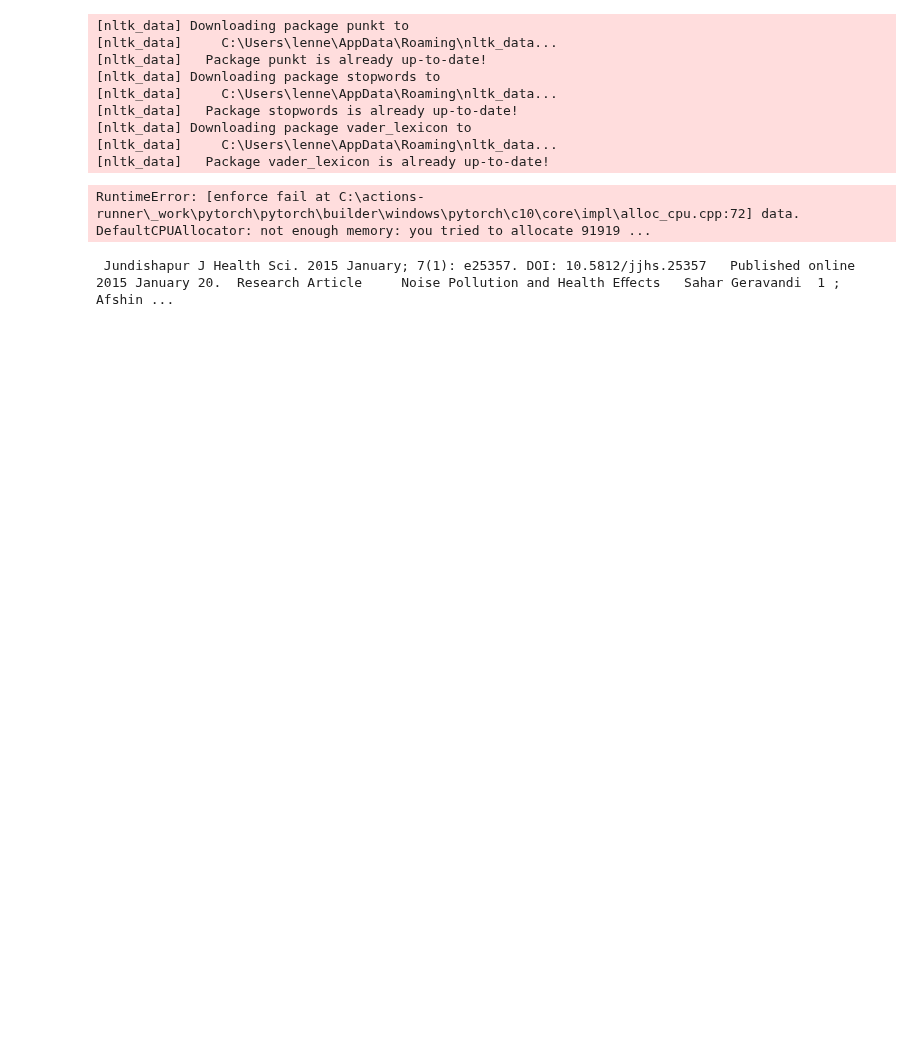
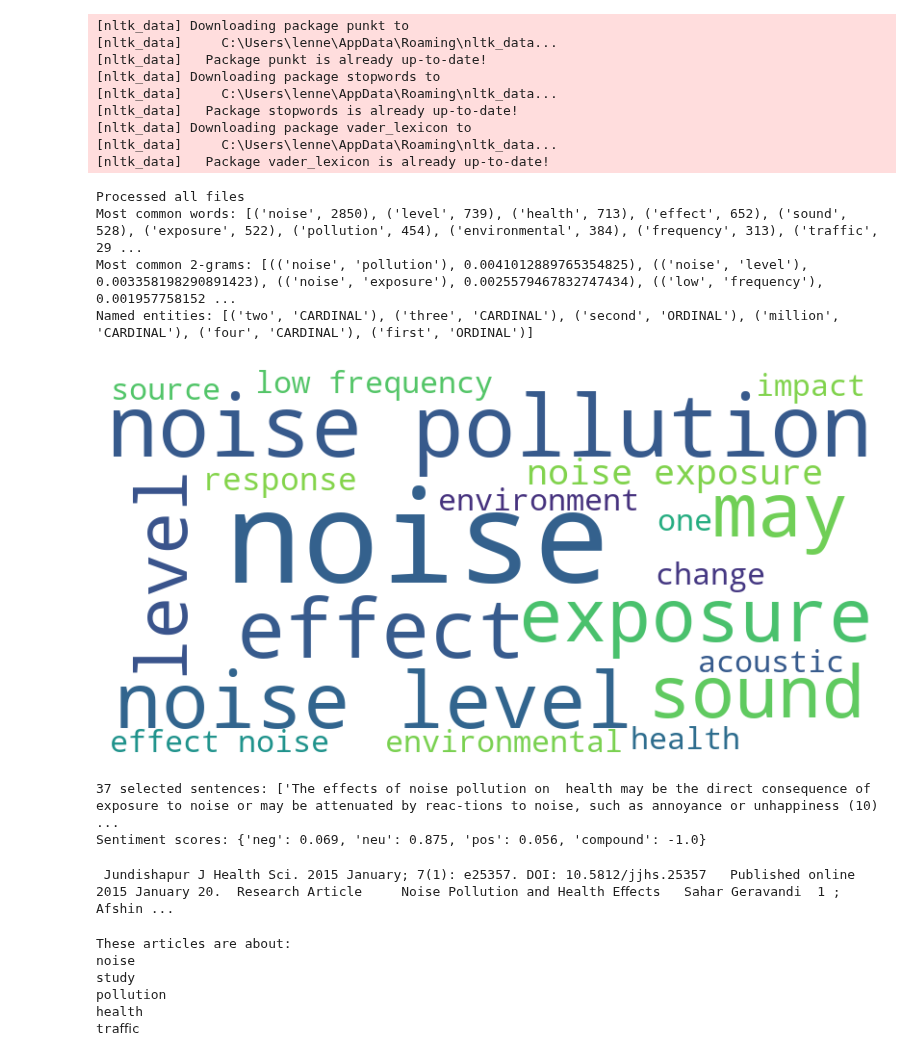
Before and after one commit to lennertvanh/MDA-Georgia, a Jupyter notebook: NLP/NLP.ipynb, the cells around one changed output. Drawn from its saved outputs; the diff is of its cells as text; code cells hidden in the pictures; blank space fills up the shorter version.

Commit message:
most common nounse with textblob

```diff
--- a/NLP/NLP.ipynb
+++ b/NLP/NLP.ipynb
@@ -136,10 +138,10 @@ def extract_bag_of_words(tokens):
     return most_common_words, most_common_2grams
 
 
-# Named entity recognition
-def ner_extraction(most_common_words):
-    # Extract the 100 most frequent words from the bag_of_words results ((extra) stopwords don't occur in these results)
-    common_words = [word for word, _ in most_common_words[:100]]  # Extract only the words and not the frequencies
+# Named entity recognition with Stanza
+def ner_extraction(common_words_list):
+    # Extract the 1000 most frequent words from the bag_of_words results ((extra) stopwords don't occur in these results)
+    common_words = [word for word, _ in common_words_list[:1000]]  # Extract only the words and not the frequencies
 
     text = ' '.join(common_words)  # Convert preprocessed tokens back to text
     nlp = stanza.Pipeline(lang='en', processors='tokenize, ner', verbose=False)
@@ -169,6 +171,28 @@ def text_summarization(text, common_words_list, extra_stopwords=[]): #possibilit
         print("No sentences found where common words occur more than once.")
 
     return selected_sentences
+
+
+# Define a function to summarize the text by extracting the 5 most common nouns using TextBlob
+def extract_common_nouns(text, num_nouns=5):
+    blob = TextBlob(text)
+
+    # Gather words
+    nouns = list()
+    for word, tag in blob.tags:
+        if tag == 'NN':
+            nouns.append(word.lemmatize())
+
+    # Calculate word frequencies
+    word_freq = FreqDist(nouns)
+    most_common_nouns = word_freq.most_common(num_nouns)
+
+    extracted_nouns = []
+    for noun, frequency in most_common_nouns:
+        word = Word(noun)
+        extracted_nouns.append(word)
+
+    return extracted_nouns
 
 
 # Define a function for sentiment analysis
@@ -222,38 +246,43 @@ folder_path = os.getcwd()
 concatenated_text = "" # initialize empty variable to store the concatenated_text in
 for file_name in os.listdir(folder_path):
     if file_name.endswith(".pdf"):
         file_path = os.path.join(folder_path, file_name)
         text = extract_text_from_pdf(file_path)
         concatenated_text += text
 
 # Define extra stop words: "et", "al", "accessed" and months to stopwords (to remove "accessed {monthname}"), ...
-extra_stop_words = ["et", "al", "doi", "vol", "accessed", "january", "february", "march", "april", "may", "june", "august", "september", "october", "november", "december", "table", "keywords", "model", "research",
+extra_stop_words = ["et", "al", "doi", "vol", "accessed", "table", "keywords", "model", "research", "may",
                     "downloaded", "guest", "bcn", "patient", "cluster", "model", "used", "results", "data", "analysis", "table", "value", "contents", "randomizations", "methods", "measurement"]
 
 # Apply NLP to the concatenated text
 preprocessed_text = preprocess_text(concatenated_text, extra_stop_words)
-#tagged_tokens = pos_tagging(preprocessed_text
+#tagged_tokens = pos_tagging(preprocessed_text)
 most_common_words, most_common_2grams = extract_bag_of_words(preprocessed_text)
 named_entities = ner_extraction(most_common_words)
 selected_sentences = text_summarization(concatenated_text, most_common_words, extra_stop_words)
 sentiment_scores = sentiment_analysis(concatenated_text)
 #topic_keywords_3 = latent_dirichlet_allocation(preprocessed_text)
 #topic_keywords_1 = latent_dirichlet_allocation(preprocessed_text, num_topics=1)
 
 
 # Print the results
 print("Processed all files")
 print("Most common words:", most_common_words[:15])
 print("Most common 2-grams:", most_common_2grams[:30])
-Print("Named entities:", named_entities)
-
+print("Named entities:", named_entities) # not giving any interesting results
 generate_word_cloud(preprocessed_text)
 print(f"{len(selected_sentences)} selected sentences:", selected_sentences)
 print("Sentiment scores:", sentiment_scores)
 #print("Topic keywords:", topic_keywords_3)
 #print("Topic keywords:", topic_keywords_1)
 # %% [output]
-RuntimeError: [enforce fail at C:\actions-runner\_work\pytorch\pytorch\builder\windows\pytorch\c10\core\impl\alloc_cpu.cpp:72] data. DefaultCPUAllocator: not enough memory: you tried to allocate 91919 ...
+Processed all files
+Most common words: [('noise', 2850), ('level', 739), ('health', 713), ('effect', 652), ('sound', 528), ('exposure', 522), ('pollution', 454), ('environmental', 384), ('frequency', 313), ('traffic', 29 ...
+Most common 2-grams: [(('noise', 'pollution'), 0.0041012889765354825), (('noise', 'level'), 0.003358198290891423), (('noise', 'exposure'), 0.0025579467832747434), (('low', 'frequency'), 0.001957758152 ...
+Named entities: [('two', 'CARDINAL'), ('three', 'CARDINAL'), ('second', 'ORDINAL'), ('million', 'CARDINAL'), ('four', 'CARDINAL'), ('first', 'ORDINAL')]
+[figure, added]
+37 selected sentences: ['The effects of noise pollution on  health may be the direct consequence of exposure to noise or may be attenuated by reac-tions to noise, such as annoyance or unhappiness (10) ...
+Sentiment scores: {'neg': 0.069, 'neu': 0.875, 'pos': 0.056, 'compound': -1.0}
 # %%
 # get an error above: debug by seeing if everything works for article 1
 current_dir = os.getcwd()
@@ -268,5 +297,30 @@ text = extract_text_from_pdf(pdf_file_path)
 print(text)
 # %% [output]
  Jundishapur J Health Sci. 2015 January; 7(1): e25357. DOI: 10.5812/jjhs.25357   Published online 2015 January 20.  Research Article     Noise Pollution and Health Eﬀects   Sahar Geravandi  1 ; Afshin ...
+# %%
+blob = TextBlob(text)
+
+# Gather words
+nouns = list()
+for word, tag in blob.tags:
+    if tag == 'NN':
+        nouns.append(word.lemmatize())
+
+# Calculate word frequencies
+word_freq = FreqDist(nouns)
+# Get the 5 most common nouns
+most_common_nouns = word_freq.most_common(5)
+
+print('These articles are about:')
+for noun, frequency in most_common_nouns:
+    word = Word(noun)
+    print(word)
+# %% [output]
+These articles are about:
+noise
+study
+pollution
+health
+traﬃc
 # %%
 extra_stop_words = ["et", "al", "doi", "vol", "accessed", "january", "february", "march", "april", "may", "june", "august", "september", "october", "november", "december", "table", "keywords", "model", "research",
```
Also changed, not shown: parts of 7 cells of this notebook.
